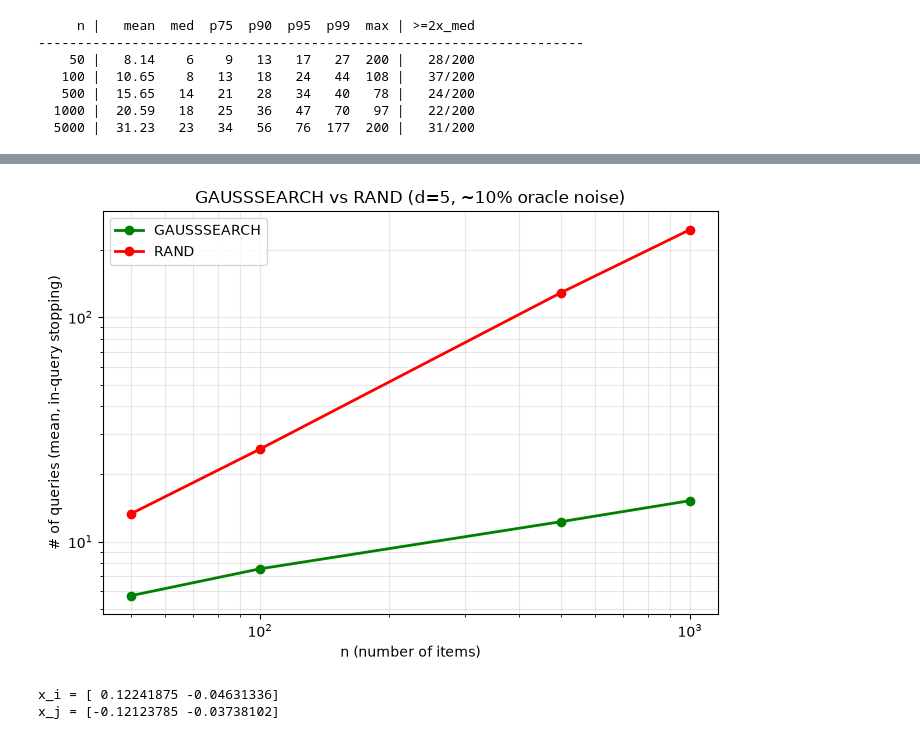
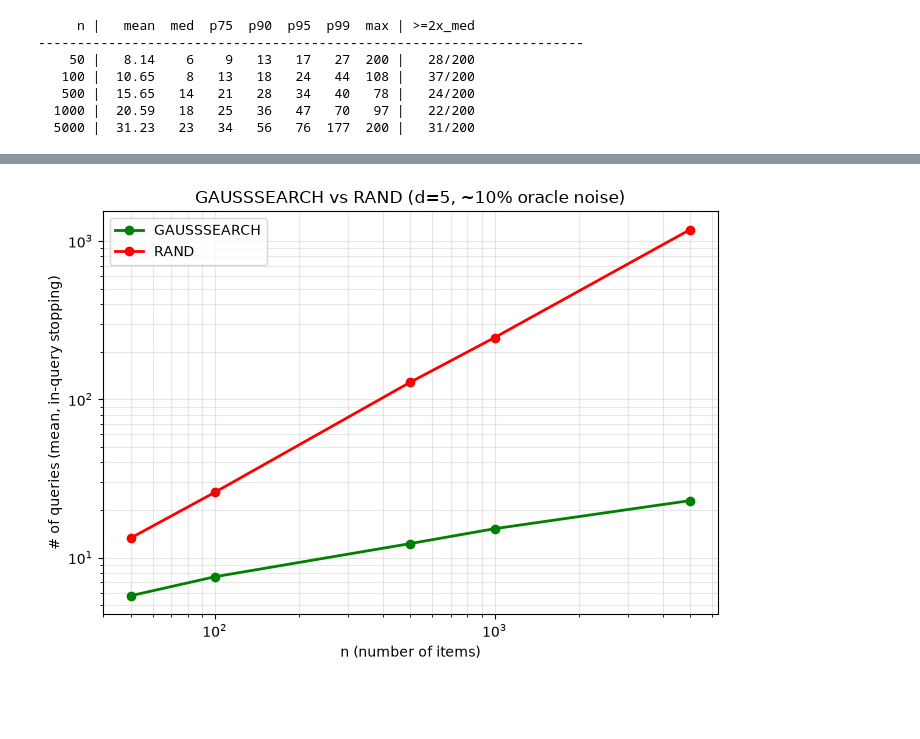
Before and after one commit to Shlok-Shetty/Dual-Degree-Project, a Jupyter notebook: comparison-search-llm/search-algorithm/notebooks/01_gauss_search.ipynb, the cells around one changed output, grey strips where cells are left out. Drawn from its saved outputs; the diff is of its cells as text; code cells hidden in the pictures; blank space fills up the shorter version.

Commit message:
clean up gauss search notebook: structured experiments, n=5000 sweep, 51x advantage

```diff
--- a/comparison-search-llm/search-algorithm/notebooks/01_gauss_search.ipynb
+++ b/comparison-search-llm/search-algorithm/notebooks/01_gauss_search.ipynb
@@ -341,0 +421,5 @@ n=  5000: mean=31.23, median=23.0, max=200
+# %%
+scaling_results = run_scaling_experiment(
+    gauss_search, n_values, d=5, n_trials=200,
+    stop_on="argmax", max_queries=200, label="GAUSS-argmax",
+)
@@ -503,13 +535,26 @@ for n in n_values_rand:
 # %%
-n_values_iq = [50, 100, 500, 1000]
-gauss_iq = run_scaling_experiment_generic(
-    gauss_search, n_values_iq, d=5, n_trials=200,
-    stop_on="in_query", max_queries=500, label="GAUSS-inQ"
+gauss_iq = run_scaling_experiment(
+    gauss_search, n_values, d=5, n_trials=200,
+    stop_on="in_query", max_queries=2000, label="GAUSS-inQ",
 )
-rand_iq = run_scaling_experiment_generic(
-    rand_search, n_values_iq, d=5, n_trials=200,
-    stop_on="in_query", max_queries=500, label="RAND-inQ"
+rand_iq = run_scaling_experiment(
+    rand_search, n_values, d=5, n_trials=200,
+    stop_on="in_query", max_queries=2000, label="RAND-inQ",
 )
+
+print()
+print("=" * 60)
+print("GAUSSSEARCH vs RAND — in-query stopping (200 trials per n)")
+print("=" * 60)
+print(f"{'n':>6} | {'GAUSS mean':>11} {'GAUSS med':>10} {'GAUSS max':>10} "
+      f"| {'RAND mean':>10} {'RAND med':>9} {'RAND max':>9} | {'ratio':>6}")
+print("-" * 90)
+for n in n_values:
+    g = np.array(gauss_iq[n])
+    r = np.array(rand_iq[n])
+    ratio = r.mean() / g.mean()
+    print(f"{n:>6} | {g.mean():>11.2f} {np.median(g):>10.1f} {g.max():>10d} "
+          f"| {r.mean():>10.2f} {np.median(r):>9.1f} {r.max():>9d} | {ratio:>5.1f}x")
 # %% [output]
 n=    50: mean=5.74, median=6.0, max=13
 n=   100: mean=7.57, median=7.0, max=19
@@ -522,29 +580,18 @@ n=  1000: mean=245.19, median=267.0, max=497
 # %%
-n_values_iq = [50, 100, 500, 1000]
-means_gauss_iq = [np.mean(gauss_iq[n]) for n in n_values_iq]
-means_rand_iq = [np.mean(rand_iq[n]) for n in n_values_iq]
+means_gauss_iq = [np.mean(gauss_iq[n]) for n in n_values]
+means_rand_iq = [np.mean(rand_iq[n]) for n in n_values]
 
 fig, ax = plt.subplots(figsize=(7, 5))
-ax.plot(n_values_iq, means_gauss_iq, marker='o', label='GAUSSSEARCH', color='green', linewidth=2)
-ax.plot(n_values_iq, means_rand_iq, marker='o', label='RAND', color='red', linewidth=2)
+ax.plot(n_values, means_gauss_iq, marker='o', label='GAUSSSEARCH', color='green', linewidth=2)
+ax.plot(n_values, means_rand_iq, marker='o', label='RAND', color='red', linewidth=2)
 ax.set_xscale('log')
 ax.set_yscale('log')
 ax.set_xlabel('n (number of items)')
 ax.set_ylabel('# of queries (mean, in-query stopping)')
 ax.set_title('GAUSSSEARCH vs RAND (d=5, ~10% oracle noise)')
 ax.legend()
 ax.grid(True, which='both', alpha=0.3)
 plt.tight_layout()
 plt.show()
 # %% [output]
-[figure, old version]
+[figure, new version]
-# %%
-X_test_big = make_dataset(n=10000, d=2, rng=np.random.default_rng(seed=0))
-mu_test = np.zeros(2)
-Sigma_test = np.array([[1.0, 0.0], [0.0, 0.1]])
-i, j = sample_mirror(mu_test, Sigma_test, X_test_big, set(), np.random.default_rng(seed=0))
-print(f"x_i = {X_test_big[i]}")
-print(f"x_j = {X_test_big[j]}")
-# %% [output]
-x_i = [ 0.12241875 -0.04631336]
-x_j = [-0.12123785 -0.03738102]
```
Also changed, not shown: parts of 27 cells of this notebook.
